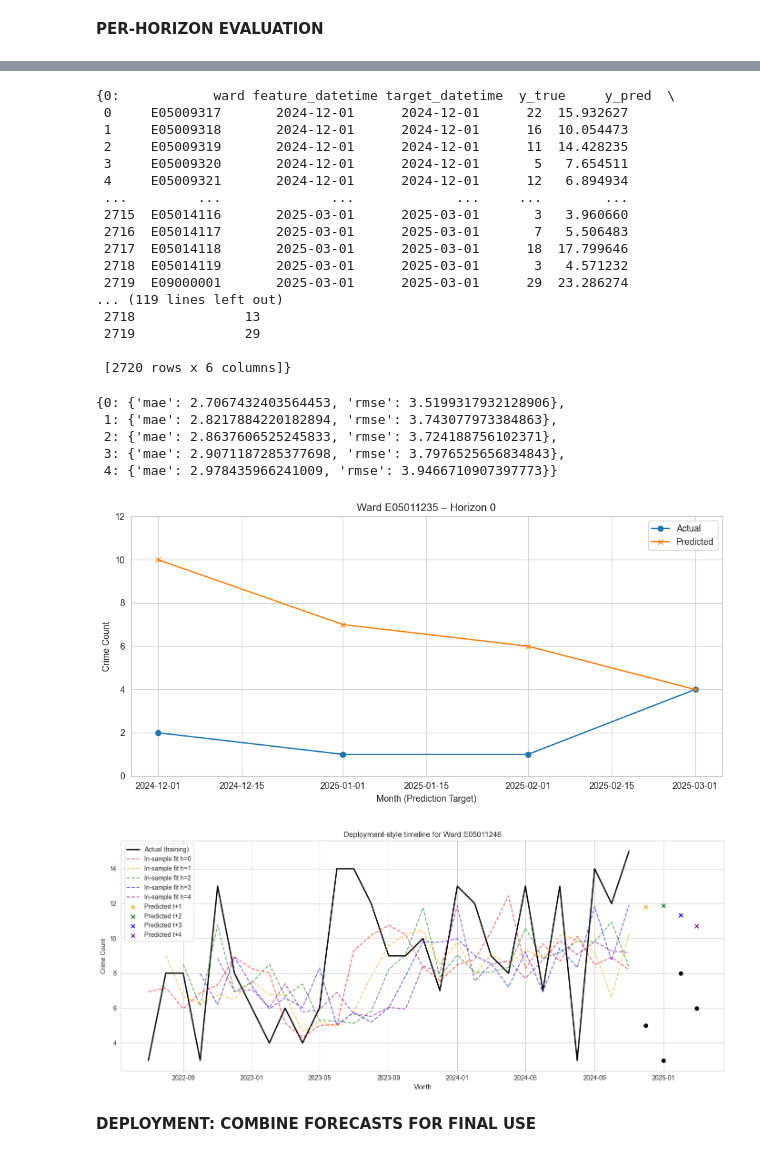
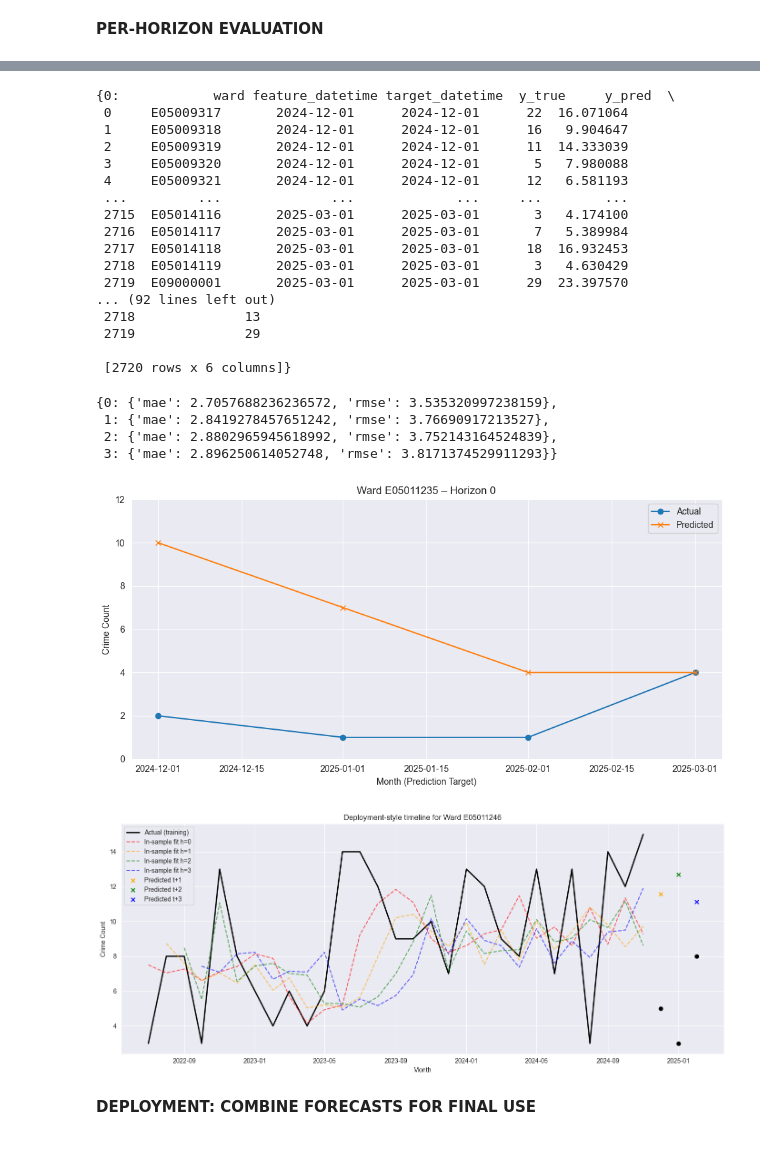
Before and after one commit to NikiPanayotov04/CBL---data-science-project, a Jupyter notebook: src/xgboost_pipeline_v2.ipynb, the cells around one changed output, grey strips where cells are left out. Cells and saved outputs as stored; diff of their text form; code cells hidden in the pictures.

```diff
--- a/src/xgboost_pipeline_v2.ipynb
+++ b/src/xgboost_pipeline_v2.ipynb
@@ -354,7 +354,7 @@ rolling_config = {
 }
 
 horizon_datasets = create_features_per_horizon(
-    df_burglaries, df_static, max_horizon=4,
+    df_burglaries, df_static, max_horizon=3,
     lag_config=lag_config, rolling_config=rolling_config
 )
 # %% [markdown]
@@ -406,7 +406,7 @@ def temporal_train_test_split(horizon_datasets, test_months=6, gap=0):
 # TRAIN AND TEST SPLIT
 splits = temporal_train_test_split(horizon_datasets, test_months=5, gap=0)
 
-for h in range(5):
+for h in range(4):
     train_df = splits[h]['train']
     test_df = splits[h]['test']
     print(f"Horizon {h}: Train = {train_df.shape}, Test = {test_df.shape}")
@@ -878,9 +877,7 @@ forecast_models_summary = {
     0: {},
     1: {},
     2: {},
-    3: {},
-    4: {}
-}
+    3: {}}
 # %%
 # INCLUDE TEST_SIZE
 
@@ -1572,18 +1568,18 @@ predictions_by_horizon = predict_test_set(splits, forecast_models_summary)
 predictions_by_horizon
 # %% [output]
 {0:            ward feature_datetime target_datetime  y_true     y_pred  \
- 0     E05009317       2024-12-01      2024-12-01      22  15.932627
- 1     E05009318       2024-12-01      2024-12-01      16  10.054473
- 2     E05009319       2024-12-01      2024-12-01      11  14.428235
- 3     E05009320       2024-12-01      2024-12-01       5   7.654511
- 4     E05009321       2024-12-01      2024-12-01      12   6.894934
+ 0     E05009317       2024-12-01      2024-12-01      22  16.071064
+ 1     E05009318       2024-12-01      2024-12-01      16   9.904647
+ 2     E05009319       2024-12-01      2024-12-01      11  14.333039
+ 3     E05009320       2024-12-01      2024-12-01       5   7.980088
+ 4     E05009321       2024-12-01      2024-12-01      12   6.581193
  ...         ...              ...             ...     ...        ...
- 2715  E05014116       2025-03-01      2025-03-01       3   3.960660
- 2716  E05014117       2025-03-01      2025-03-01       7   5.506483
- 2717  E05014118       2025-03-01      2025-03-01      18  17.799646
- 2718  E05014119       2025-03-01      2025-03-01       3   4.571232
- 2719  E09000001       2025-03-01      2025-03-01      29  23.286274
-... (119 lines left out)
+ 2715  E05014116       2025-03-01      2025-03-01       3   4.174100
+ 2716  E05014117       2025-03-01      2025-03-01       7   5.389984
+ 2717  E05014118       2025-03-01      2025-03-01      18  16.932453
+ 2718  E05014119       2025-03-01      2025-03-01       3   4.630429
+ 2719  E09000001       2025-03-01      2025-03-01      29  23.397570
+... (92 lines left out)
  2718              13
  2719              29
 
@@ -1591,27 +1587,27 @@ predictions_by_horizon
 # %%
 compute_metrics(predictions_by_horizon)
 # %% [output]
-{0: {'mae': 2.7067432403564453, 'rmse': 3.5199317932128906},
- 1: {'mae': 2.8217884220182894, 'rmse': 3.743077973384863},
- 2: {'mae': 2.8637606525245833, 'rmse': 3.724188756102371},
- 3: {'mae': 2.9071187285377698, 'rmse': 3.7976525656834843},
- 4: {'mae': 2.978435966241009, 'rmse': 3.9466710907397773}}
+{0: {'mae': 2.7057688236236572, 'rmse': 3.535320997238159},
+ 1: {'mae': 2.8419278457651242, 'rmse': 3.76690917213527},
+ 2: {'mae': 2.8802965945618992, 'rmse': 3.752143164524839},
+ 3: {'mae': 2.896250614052748, 'rmse': 3.8171374529911293}}
 # %%
 ward_to_plot = df_burglaries["Ward code"].unique()[100]
 plot_predictions_vs_actual(horizon=0, ward=ward_to_plot, df=predictions_by_horizon[0])
 # %% [output]
-[figure, old version]
+[figure, new version]
 # %%
 ward_to_plot = df_burglaries["Ward code"].unique()[111]
 
 plot_deployment_timeline_for_ward(
     ward=ward_to_plot,  # or any other ward code
     splits=splits,
     forecast_models_summary=forecast_models_summary,
     predictions_dict=predictions_by_horizon,
+    max_horizon=3
 )
 # %% [output]
-[figure, old version]
+[figure, new version]
 # %% [markdown]
 **DEPLOYMENT: COMBINE FORECASTS FOR FINAL USE**
 # %%
```
Also changed, not shown: parts of 20 cells of this notebook.
